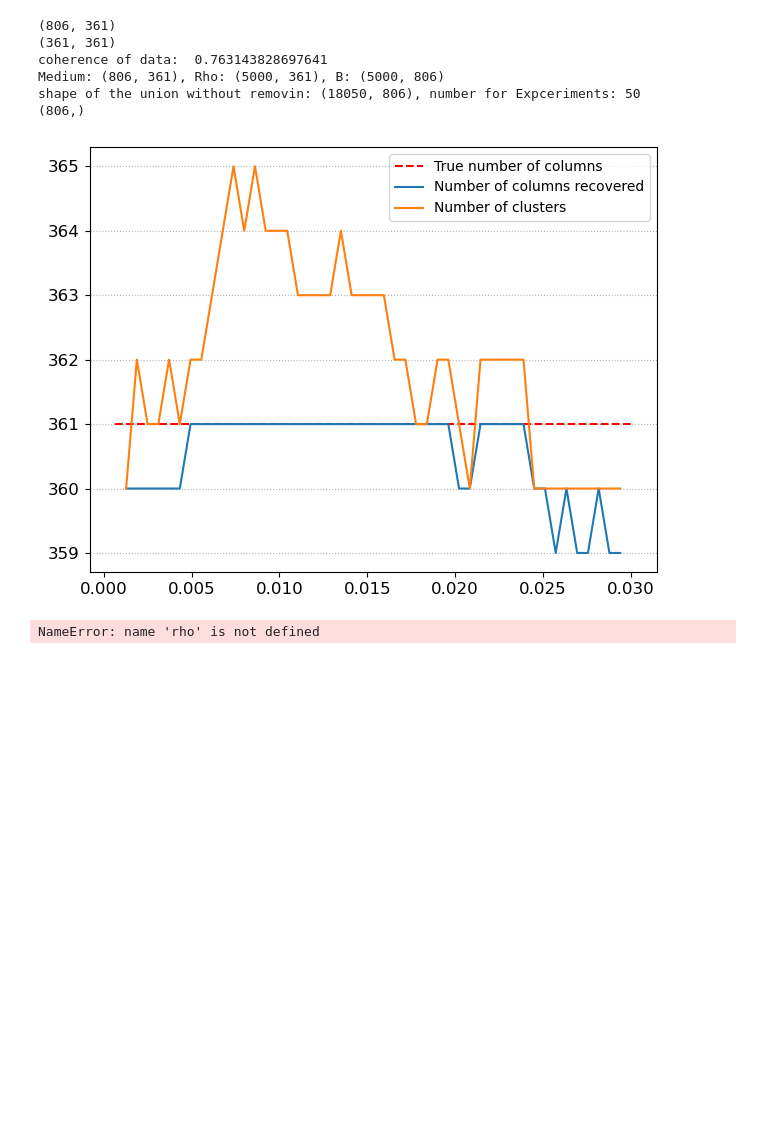
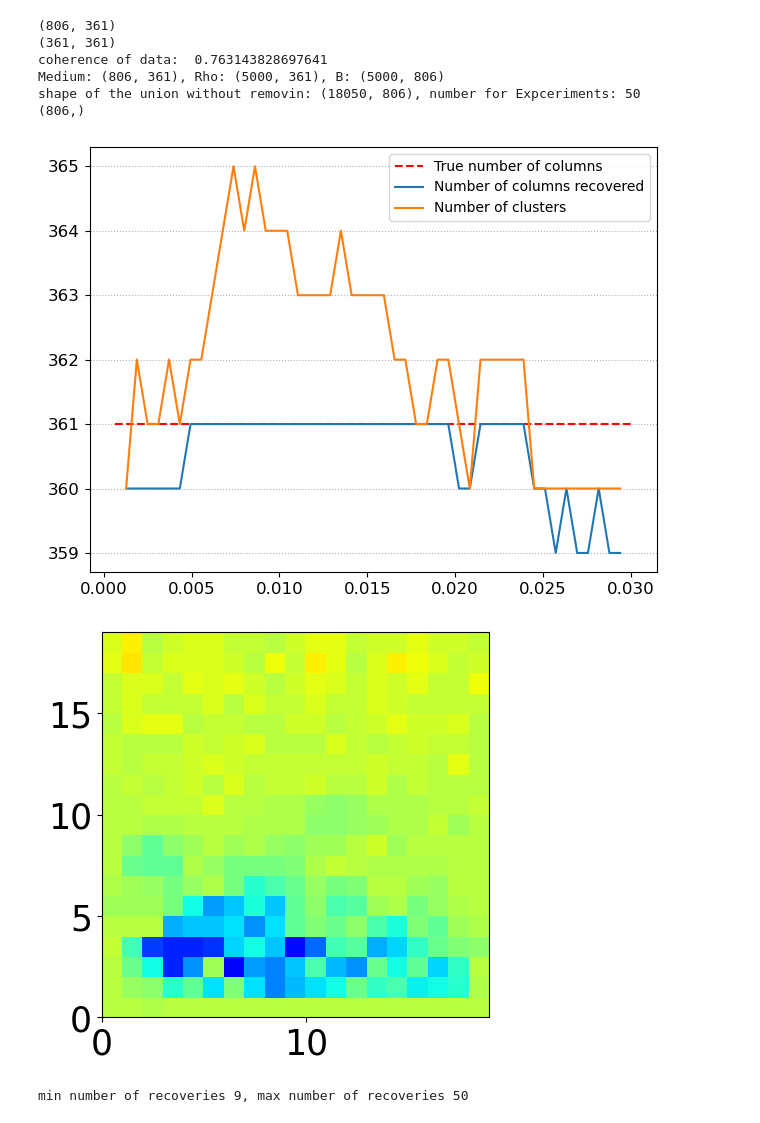
Before and after one commit to alexei-novikov/RM_imaging, a Jupyter notebook: DBClustering.ipynb, the cells around one changed output. Cells and saved outputs as stored; diff of their text form; code cells hidden in the pictures; blank space fills up the shorter version.

```diff
--- a/DBClustering.ipynb
+++ b/DBClustering.ipynb
@@ -337,32 +337,33 @@ for j in range(len(decoder_locats)):
         num_times_recovered+=len(inn_list[inn_list>.99])
         indivual_recoveries[i]+=len(inn_list[inn_list>.99])
 
 
 
 Pop_mean=num_times_recovered/(total_num_cols)
 #indivual_recoveries_missed=np.array([50-i for i in indivual_recoveries])
 indivual_recoveries=np.array(indivual_recoveries)
 p_hat=Pop_mean
 expected_recoveries=np.array([Pop_mean*(total_num_cols/361)])
 
 
 rho_hat=np.zeros((2, 361))
-
+rho=np.zeros((2, 361))
 rho_hat[0, :]=indivual_recoveries
 rho_hat=torch.tensor(rho_hat)
 #rho[22+20]=1
 #rho[400-22-1-20]=1
 #rho[400-37-1-20]=1
 #rho[210]=1
 
 H.plot_2_imgs(rho, rho_hat,ind=0, figsize=5, scaling=None, xpix=19, ypix=19, font_size=25, Single=True, Lclim=0, Hclim=75)
 print(f'min number of recoveries {min(indivual_recoveries)}, max number of recoveries {max(indivual_recoveries)}')
 # %% [output]
 (806, 361)
 (361, 361)
 coherence of data:  0.763143828697641
 Medium: (806, 361), Rho: (5000, 361), B: (5000, 806)
 shape of the union without removin: (18050, 806), number for Expceriments: 50
 (806,)
 [figure]
+[figure, added]
-NameError: name 'rho' is not defined
+min number of recoveries 9, max number of recoveries 50
```
Also changed, not shown: 1 other file.
